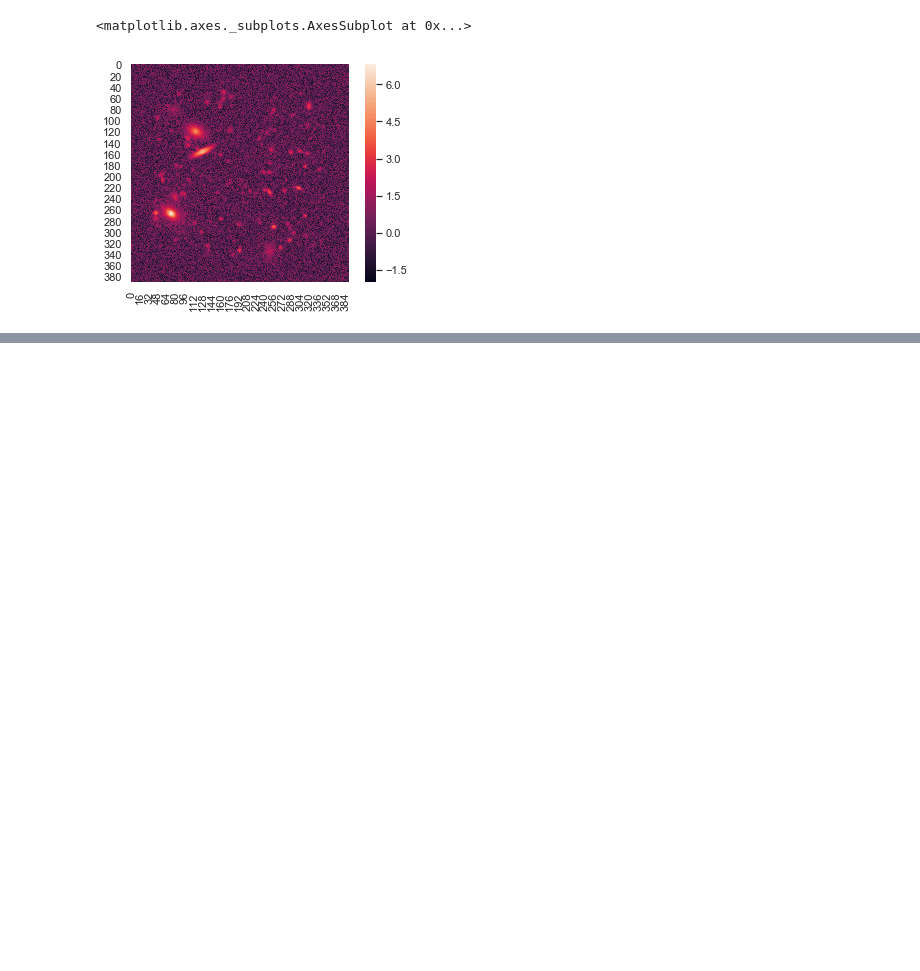
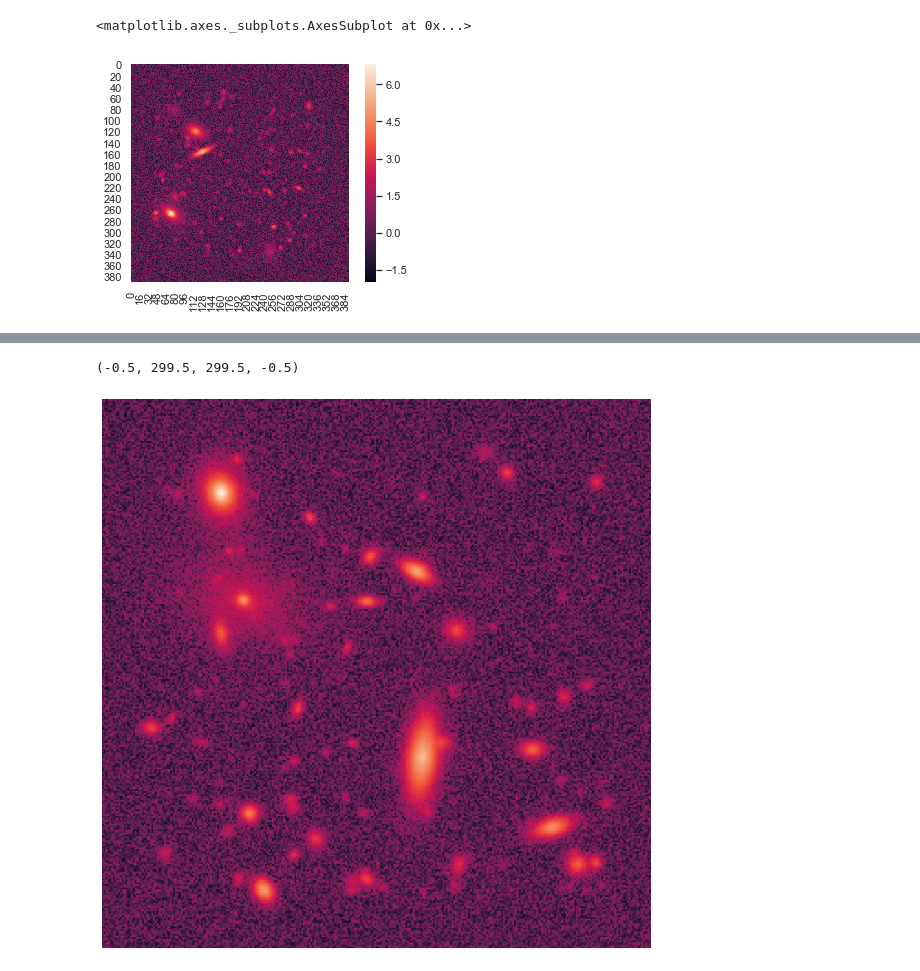
Before and after one commit to beckermr/metadetect-sims, a Jupyter notebook: plots_and_notebooks/plot_sim.ipynb, the cells around one changed output, grey strips where cells are left out. Saved outputs shown, nothing was run; the diff lists cells and outputs as text; code cells hidden in the pictures; blank space fills up the shorter version.

Commit message:
made a plot

```diff
--- a/plots_and_notebooks/plot_sim.ipynb
+++ b/plots_and_notebooks/plot_sim.ipynb
@@ -152,3 +154,12 @@ lsst_sim = Sim(
+# %%
+plt.figure(figsize=(12, 12))
+ax = plt.gca()
+ax.imshow(np.arcsinh(lsst_mbobs[0][0].image/lsst_sim.noise[0]))
+ax.grid(False)
+plt.axis('off')
+# %% [output]
+(-0.5, 299.5, 299.5, -0.5)
+[figure, added]
 # %%
 fig, axs = plt.subplots(nrows=3, ncols=2, figsize=(12, 18))
 
```
Also changed, not shown: parts of 2 cells of this notebook.
